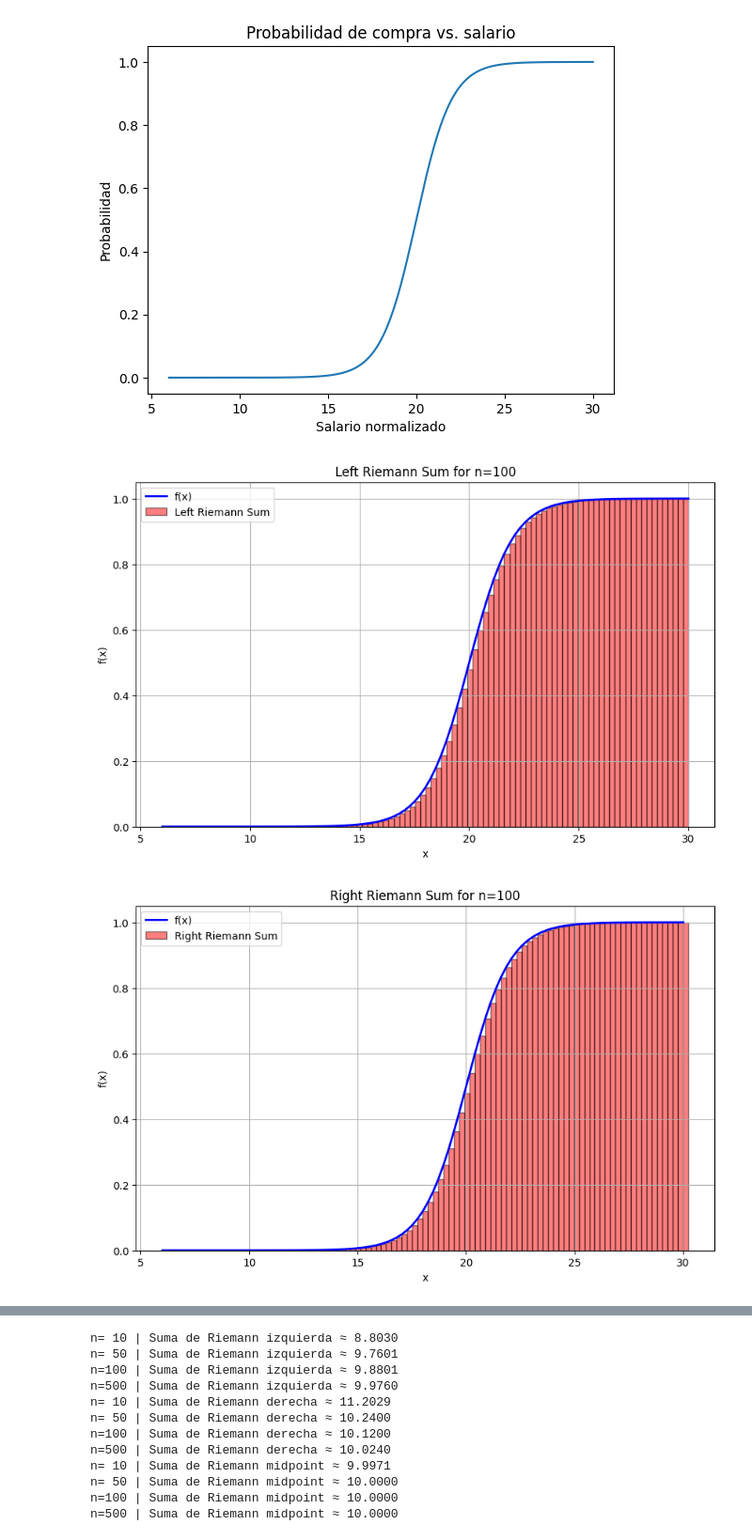
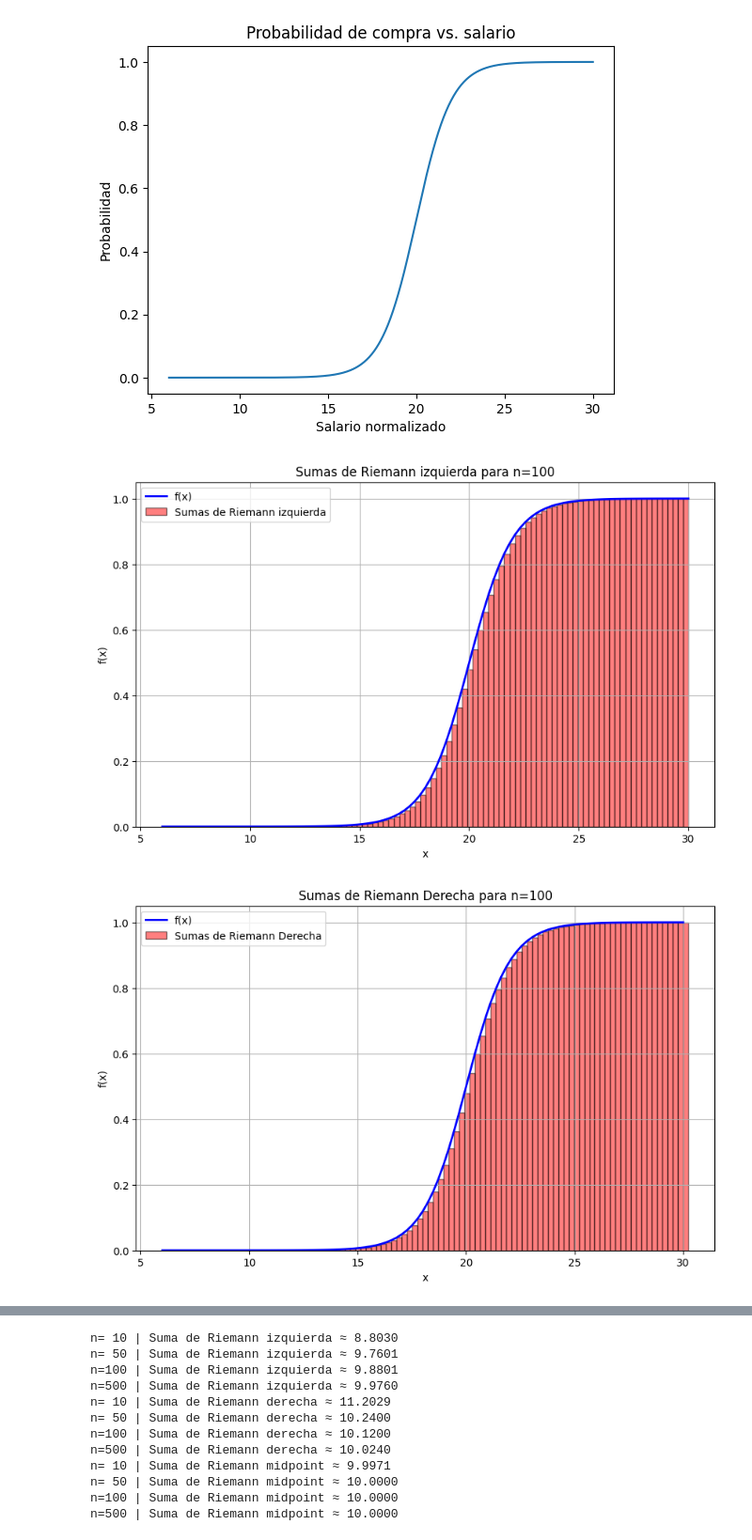
Before and after one commit to AleR26/ColabFiles, a Jupyter notebook: sentimientoAcumulado.ipynb, the cells around one changed output, grey strips where cells are left out. Shown at 94% size. Cells and saved outputs as stored; diff of their text form; code cells hidden in the pictures.

```diff
--- a/sentimientoAcumulado.ipynb
+++ b/sentimientoAcumulado.ipynb
@@ -222,36 +222,36 @@ def plot_riemann(f, a, b, n, method='left'):
     y = f(x)
 
     plt.figure(figsize=(10, 6))
     plt.plot(x, y, 'b-', linewidth=2, label='f(x)')
 
     if method == 'left':
         x_rect = x[:-1]
         y_rect = y[:-1]
-        label = 'Left Riemann Sum'
+        label = 'Sumas de Riemann izquierda'
     elif method == 'right':
         x_rect = x[1:]
         y_rect = y[1:]
-        label = 'Right Riemann Sum'
+        label = 'Sumas de Riemann Derecha'
     else:  # midpoint
         x_rect = np.linspace(a + dx/2, b - dx/2, n)
         y_rect = f(x_rect)
-        label = 'Midpoint Riemann Sum'
+        label = 'Sumas de Riemann midpoint'
         x_rect = x_rect - dx/2 # Adjust x_rect for plotting with fill_between
 
     plt.bar(x_rect, y_rect, width=dx, alpha=0.5, align='edge', color='red', edgecolor='black', label=label)
 
 
-    plt.title(f'{label} for n={n}')
+    plt.title(f'{label} para n={n}')
     plt.xlabel('x')
     plt.ylabel('f(x)')
     plt.legend()
     plt.grid(True)
     plt.show()
 
 # Example usage:
 plot_riemann(f, a, b, 100, 'left')
 plot_riemann(f, a, b, 100, 'right')
 plot_riemann(f, a, b, 100, 'midpoint')
 # %% [output]
-[figure, old version]
+[figure, new version]
-[figure, old version]
+[figure, new version]
```
Also changed, not shown: parts of 4 cells of this notebook.
